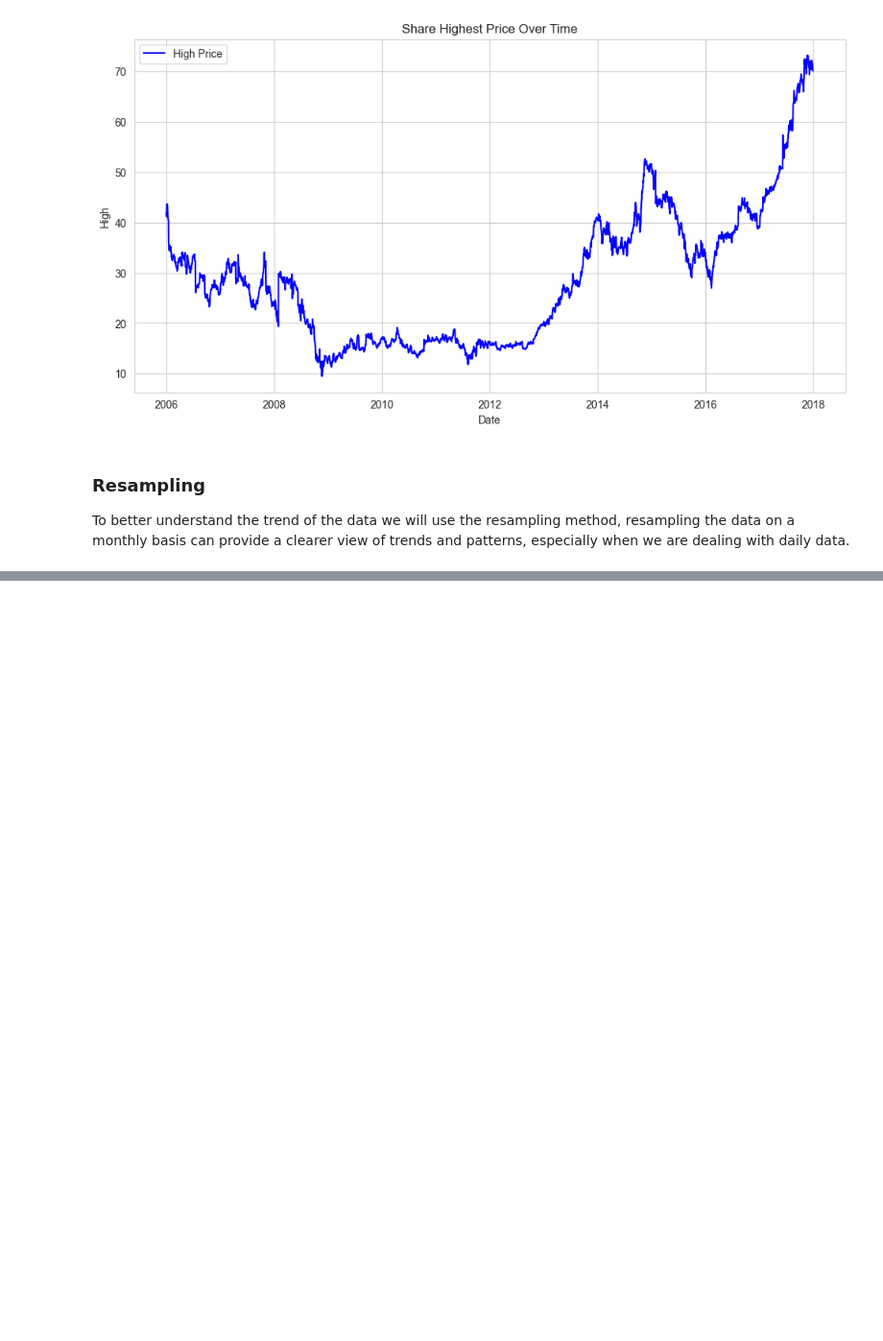
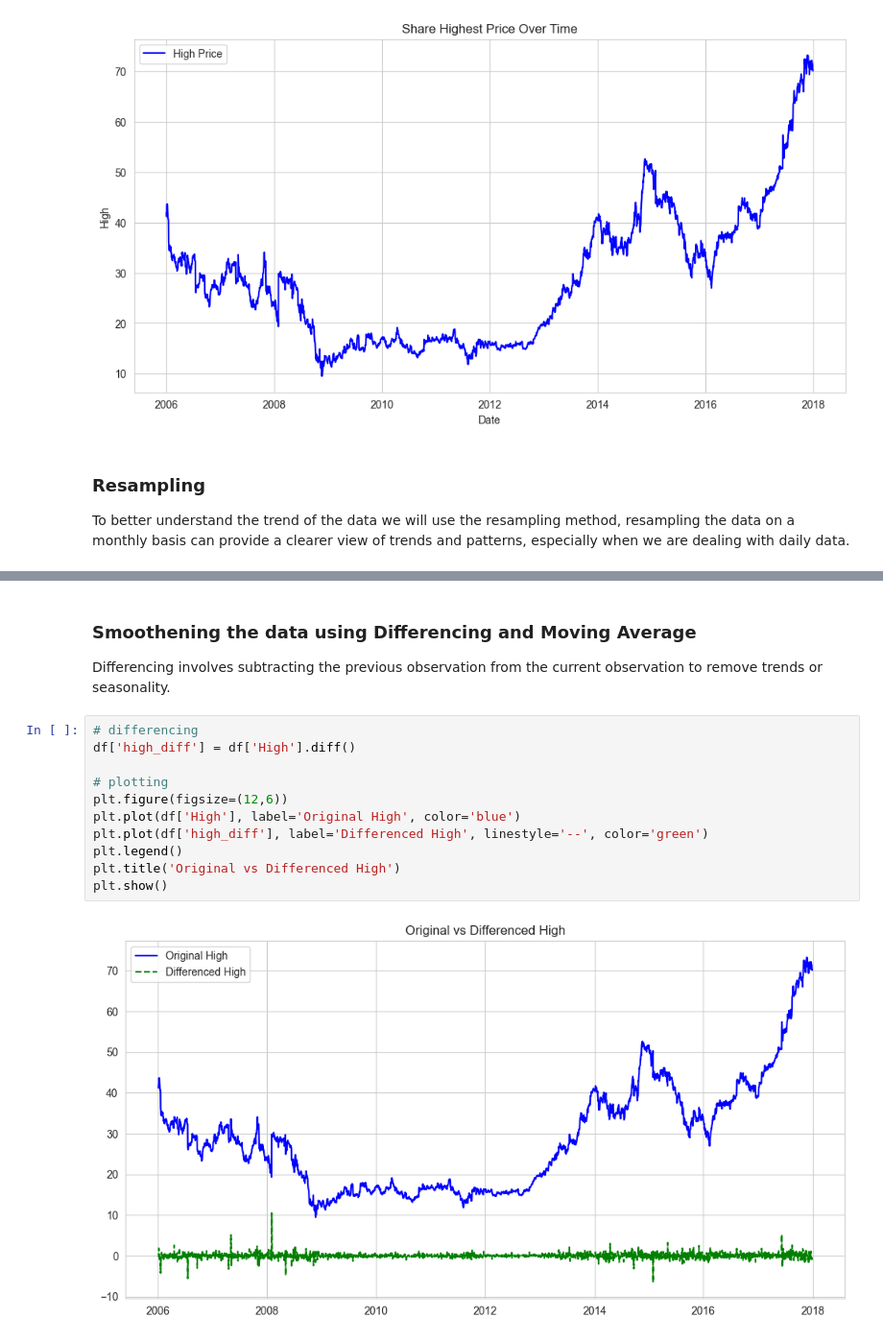
Before and after one commit to vanki2003/DA-Tutorials, a Jupyter notebook: Time Series Analysis & Correlation/notebook.ipynb, the cells around one changed output, grey strips where cells are left out. Shown at 96% size. Saved outputs shown, nothing was run; the diff lists cells and outputs as text; blank space fills up the shorter version.

```diff
--- a/Time Series Analysis & Correlation/notebook.ipynb
+++ b/Time Series Analysis & Correlation/notebook.ipynb
@@ -68,0 +114,17 @@ TypeError: agg function failed [how->mean,dtype->object]
+# %% [markdown]
+### Smoothening the data using Differencing and Moving Average
+
+Differencing involves subtracting the previous observation from the current observation to remove trends or seasonality.
+# %%
+# differencing
+df['high_diff'] = df['High'].diff()
+
+# plotting
+plt.figure(figsize=(12,6))
+plt.plot(df['High'], label='Original High', color='blue')
+plt.plot(df['high_diff'], label='Differenced High', linestyle='--', color='green')
+plt.legend()
+plt.title('Original vs Differenced High')
+plt.show()
+# %% [output]
+[figure, added]
```
Also changed, not shown: parts of 14 cells of this notebook, 1 other file.
